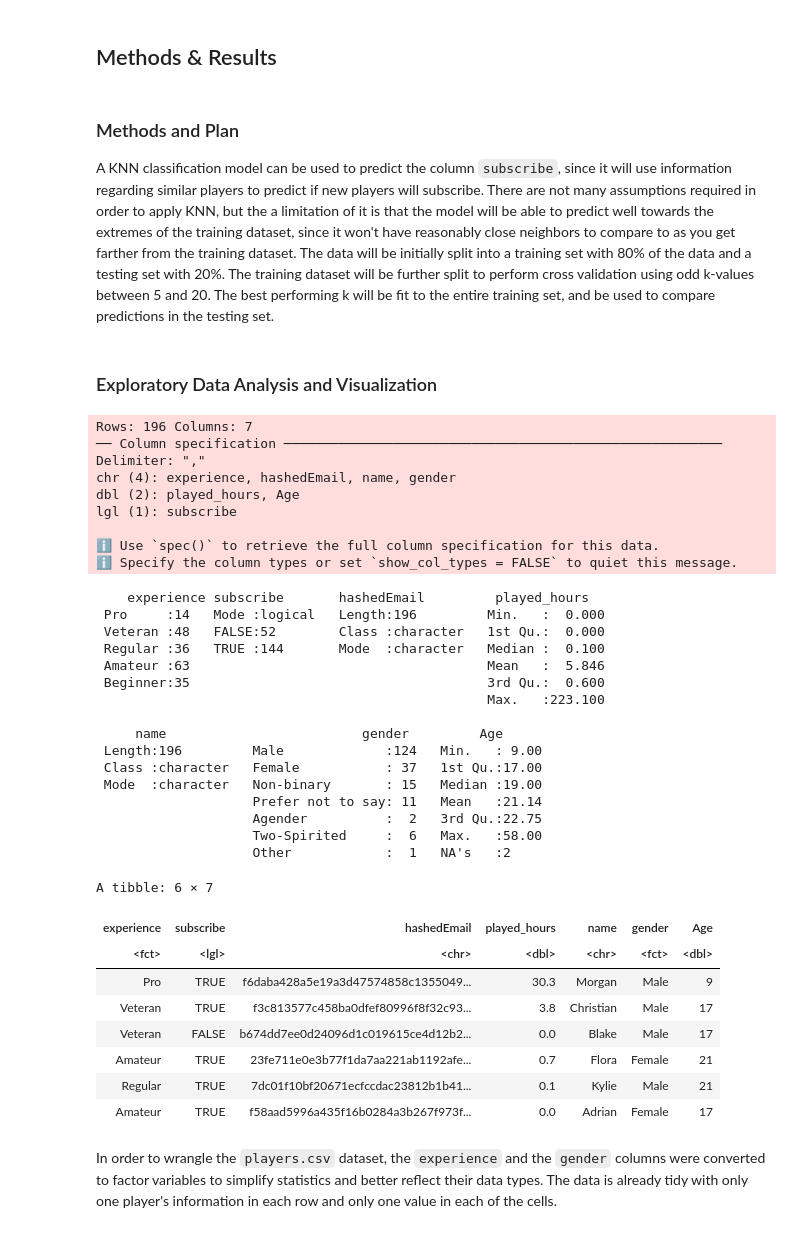
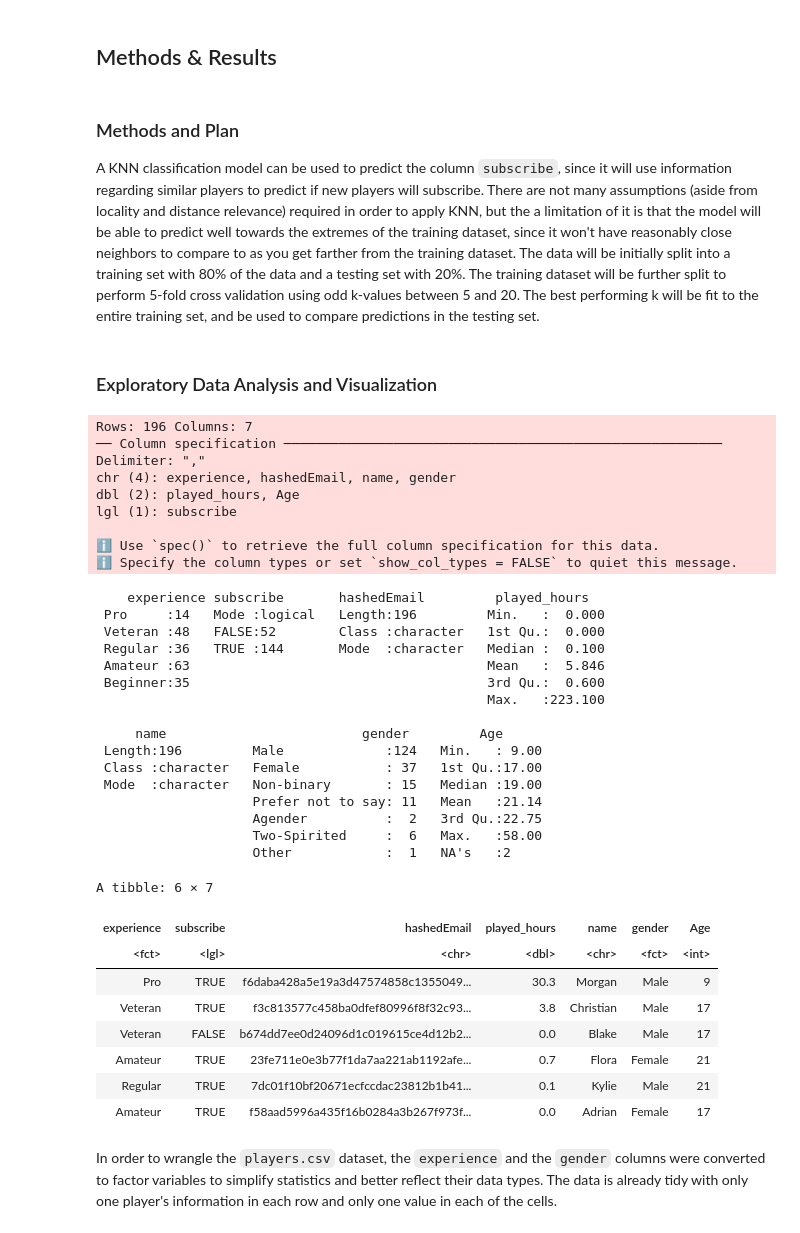
Before and after one commit to aketineni/DSCI100_final_group4-31, a Jupyter notebook: report.ipynb, the cells around one changed output. Drawn from its saved outputs; the diff is of its cells as text; code cells hidden in the pictures.

```diff
--- a/report.ipynb
+++ b/report.ipynb
@@ -60,7 +60,7 @@ To answer this question, a KNN classification model using the columns `played_ho
 ## Methods & Results ##
 # %% [markdown]
 ### Methods and Plan ###
-A KNN classification model can be used to predict the column `subscribe`, since it will use information regarding similar players to predict if new players will subscribe. There are not many assumptions required in order to apply KNN, but the a limitation of it is that the model will be able to predict well towards the extremes of the training dataset, since it won't have reasonably close neighbors to compare to as you get farther from the training dataset. The data will be initially split into a training set with 80% of the data and a testing set with 20%. The training dataset will be further split to perform cross validation using odd k-values between 5 and 20. The best performing k will be fit to the entire training set, and be used to compare predictions in the testing set.
+A KNN classification model can be used to predict the column `subscribe`, since it will use information regarding similar players to predict if new players will subscribe. There are not many assumptions (aside from locality and distance relevance) required in order to apply KNN, but the a limitation of it is that the model will be able to predict well towards the extremes of the training dataset, since it won't have reasonably close neighbors to compare to as you get farther from the training dataset. The data will be initially split into a training set with 80% of the data and a testing set with 20%. The training dataset will be further split to perform 5-fold cross validation using odd k-values between 5 and 20. The best performing k will be fit to the entire training set, and be used to compare predictions in the testing set.
 # %% [markdown]
 ### Exploratory Data Analysis and Visualization ###
 # %%
@@ -68,39 +68,39 @@ A KNN classification model can be used to predict the column `subscribe`, since
 
 players <- read_csv(players_url) |>
     mutate(experience = factor(experience, levels = c("Pro", "Veteran", "Regular", "Amateur", "Beginner")),
-          gender = as_factor(gender))
+          gender = as_factor(gender), Age = as.integer(Age))
 
 summary(players, digits = 4)
 head(players)
 # %% [output]
 Rows: 196 Columns: 7
 ── Column specification ────────────────────────────────────────────────────────
 Delimiter: ","
 chr (4): experience, hashedEmail, name, gender
 dbl (2): played_hours, Age
 lgl (1): subscribe
 
 ℹ Use `spec()` to retrieve the full column specification for this data.
 ℹ Specify the column types or set `show_col_types = FALSE` to quiet this message.
     experience subscribe       hashedEmail         played_hours
  Pro     :14   Mode :logical   Length:196         Min.   :  0.000
  Veteran :48   FALSE:52        Class :character   1st Qu.:  0.000
  Regular :36   TRUE :144       Mode  :character   Median :  0.100
  Amateur :63                                      Mean   :  5.846
  Beginner:35                                      3rd Qu.:  0.600
                                                   Max.   :223.100
 
      name                         gender         Age
  Length:196         Male             :124   Min.   : 9.00
  Class :character   Female           : 37   1st Qu.:17.00
  Mode  :character   Non-binary       : 15   Median :19.00
                     Prefer not to say: 11   Mean   :21.14
                     Agender          :  2   3rd Qu.:22.75
                     Two-Spirited     :  6   Max.   :58.00
                     Other            :  1   NA's   :2
 A tibble: 6 × 7
 | experience | subscribe | hashedEmail | played_hours | name | gender | Age |
-| <fct> | <lgl> | <chr> | <dbl> | <chr> | <fct> | <dbl> |
+| <fct> | <lgl> | <chr> | <dbl> | <chr> | <fct> | <int> |
 | Pro | TRUE | f6daba428a5e19a3d47574858c1355049... | 30.3 | Morgan | Male | 9 |
 | Veteran | TRUE | f3c813577c458ba0dfef80996f8f32c93... | 3.8 | Christian | Male | 17 |
 | Veteran | FALSE | b674dd7ee0d24096d1c019615ce4d12b2... | 0.0 | Blake | Male | 17 |
```
Also changed, not shown: parts of 2 cells of this notebook.
